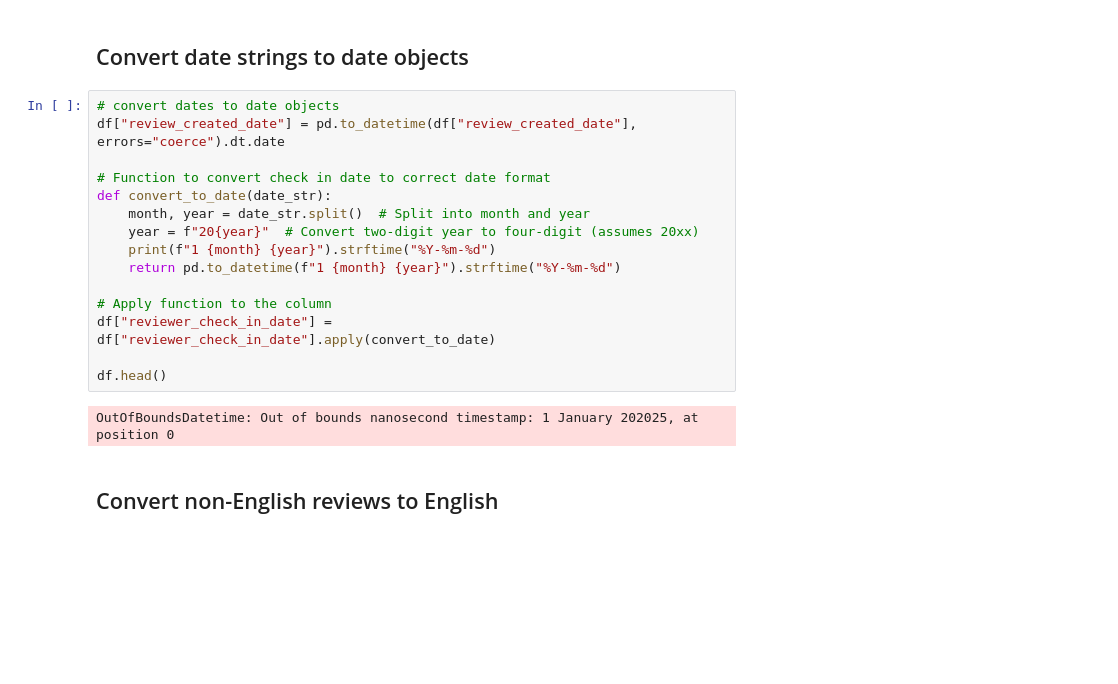
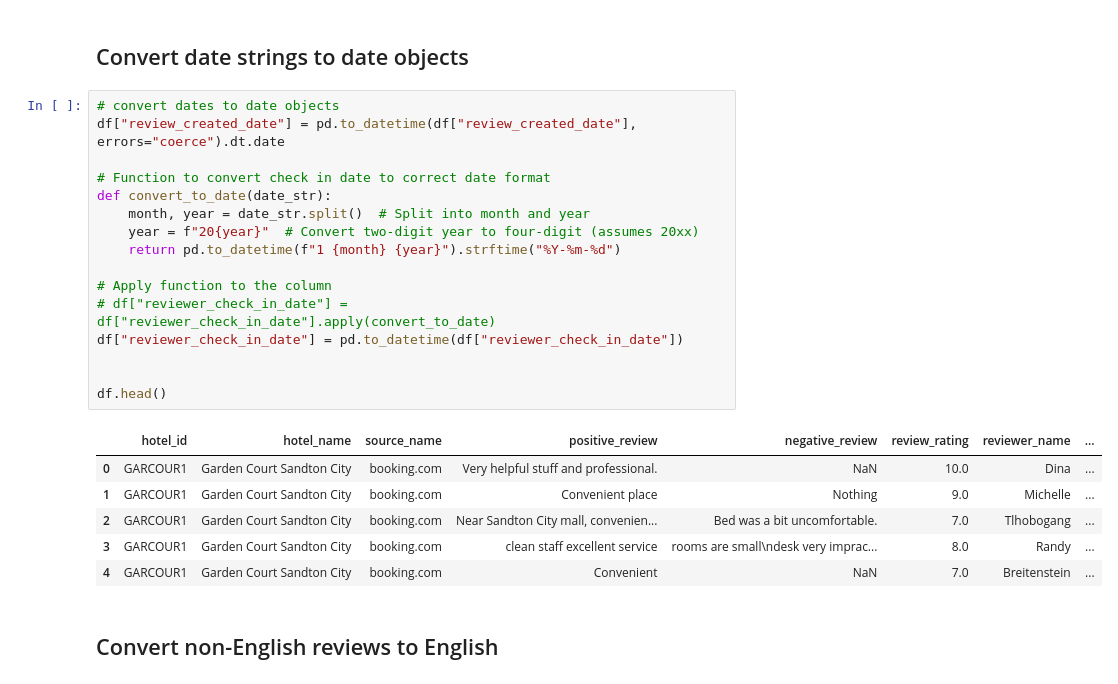
Before and after one commit to Gareth1995/review-webscraper, a Jupyter notebook: csv_to_postgres.ipynb, the cells around one changed output. Drawn from its saved outputs; the diff is of its cells as text; blank space fills up the shorter version.

```diff
--- a/csv_to_postgres.ipynb
+++ b/csv_to_postgres.ipynb
@@ -64,20 +64,26 @@ df
 # %%
 # convert dates to date objects
 df["review_created_date"] = pd.to_datetime(df["review_created_date"], errors="coerce").dt.date
 
 # Function to convert check in date to correct date format
 def convert_to_date(date_str):
     month, year = date_str.split()  # Split into month and year
     year = f"20{year}"  # Convert two-digit year to four-digit (assumes 20xx)
-    print(f"1 {month} {year}").strftime("%Y-%m-%d")
     return pd.to_datetime(f"1 {month} {year}").strftime("%Y-%m-%d")
 
 # Apply function to the column
-df["reviewer_check_in_date"] = df["reviewer_check_in_date"].apply(convert_to_date)
+# df["reviewer_check_in_date"] = df["reviewer_check_in_date"].apply(convert_to_date)
+df["reviewer_check_in_date"] = pd.to_datetime(df["reviewer_check_in_date"])
+
 
 df.head()
 # %% [output]
-OutOfBoundsDatetime: Out of bounds nanosecond timestamp: 1 January 202025, at position 0
+|  | hotel_id | hotel_name | source_name | positive_review | negative_review | review_rating | reviewer_name | ... |
+| 0 | GARCOUR1 | Garden Court Sandton City | booking.com | Very helpful stuff and professional. | NaN | 10.0 | Dina | ... |
+| 1 | GARCOUR1 | Garden Court Sandton City | booking.com | Convenient place | Nothing | 9.0 | Michelle | ... |
+| 2 | GARCOUR1 | Garden Court Sandton City | booking.com | Near Sandton City mall, convenien... | Bed was a bit uncomfortable. | 7.0 | Tlhobogang | ... |
+| 3 | GARCOUR1 | Garden Court Sandton City | booking.com | clean staff excellent service | rooms are small\ndesk very imprac... | 8.0 | Randy | ... |
+| 4 | GARCOUR1 | Garden Court Sandton City | booking.com | Convenient | NaN | 7.0 | Breitenstein | ... |
 # %% [markdown]
 ## Convert non-English reviews to English
 # %%
```
Also changed, not shown: parts of 5 cells of this notebook, 1 other file.
